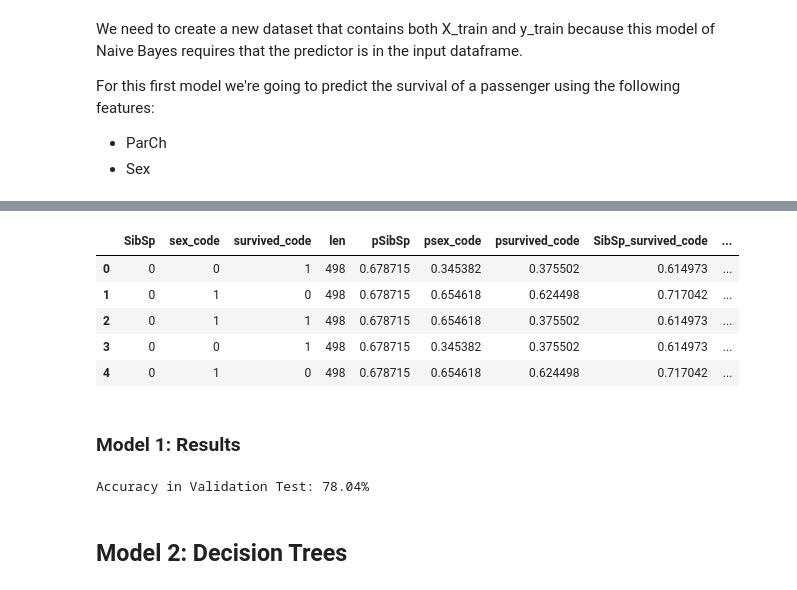
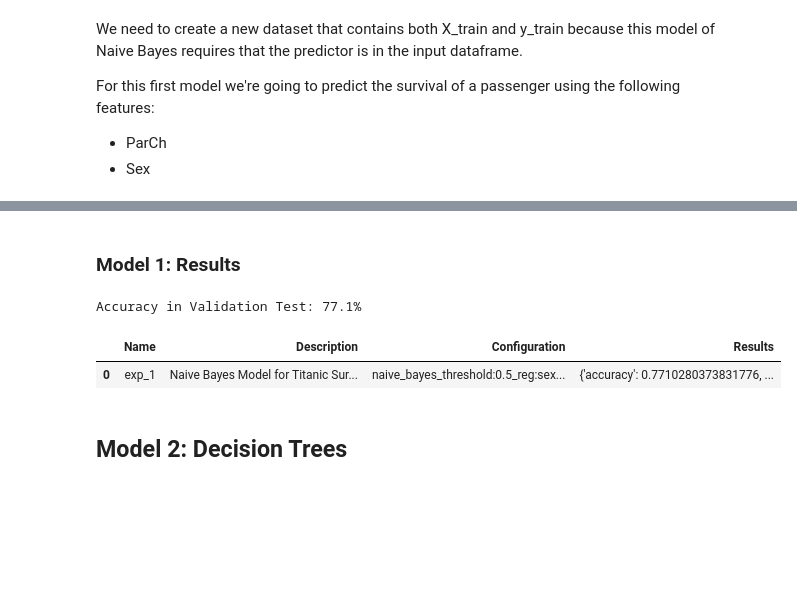
Before and after one commit to joser834/Data-Science, a Jupyter notebook: MS_DataScience/Titanic_Prediction/Titanic_Prediction_Ensemble_Learning.ipynb, the cells around one changed output, grey strips where cells are left out. Drawn from its saved outputs; the diff is of its cells as text; code cells hidden in the pictures; blank space fills up the shorter version.

Commit message:
bayes model with log

```diff
--- a/MS_DataScience/Titanic_Prediction/Titanic_Prediction_Ensemble_Learning.ipynb
+++ b/MS_DataScience/Titanic_Prediction/Titanic_Prediction_Ensemble_Learning.ipynb
@@ -450,9 +412,0 @@ data['prob'] = prob*data['psurvived_code']/data['psex_code']
-# %%
-data.head()
-# %% [output]
-|  | SibSp | sex_code | survived_code | len | pSibSp | psex_code | psurvived_code | SibSp_survived_code | ... |
-| 0 | 0 | 0 | 1 | 498 | 0.678715 | 0.345382 | 0.375502 | 0.614973 | ... |
-| 1 | 0 | 1 | 0 | 498 | 0.678715 | 0.654618 | 0.624498 | 0.717042 | ... |
-| 2 | 0 | 1 | 1 | 498 | 0.678715 | 0.654618 | 0.375502 | 0.614973 | ... |
-| 3 | 0 | 0 | 1 | 498 | 0.678715 | 0.345382 | 0.375502 | 0.614973 | ... |
-| 4 | 0 | 1 | 0 | 498 | 0.678715 | 0.654618 | 0.624498 | 0.717042 | ... |
@@ -460,10 +416,15 @@ data.head()
 ### Model 1: Results
 # %%
 print('Accuracy in Validation Test: ',
-      round(100*bayes[2], 2),
+      round(100*bayes[1]['Results']['accuracy'], 2),
       '%', sep = '')
 # %% [output]
-Accuracy in Validation Test: 78.04%
+Accuracy in Validation Test: 77.1%
+# %%
+log
+# %% [output]
+|  | Name | Description | Configuration | Results |
+| 0 | exp_1 | Naive Bayes Model for Titanic Sur... | naive_bayes_threshold:0.5_reg:sex... | {'accuracy': 0.7710280373831776, ... |
 # %% [markdown]
 ## Model 2: Decision Trees
 # %% [markdown]
```
Also changed, not shown: parts of 11 cells of this notebook.
